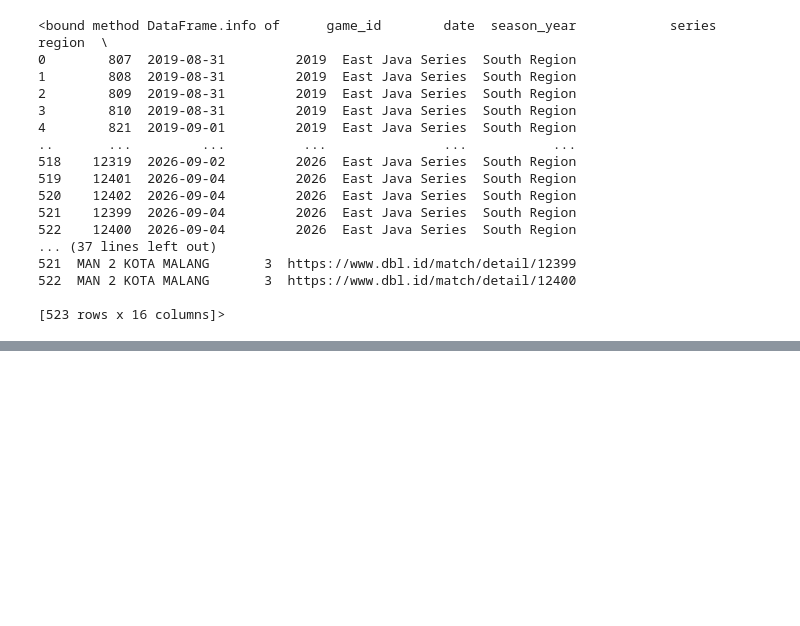
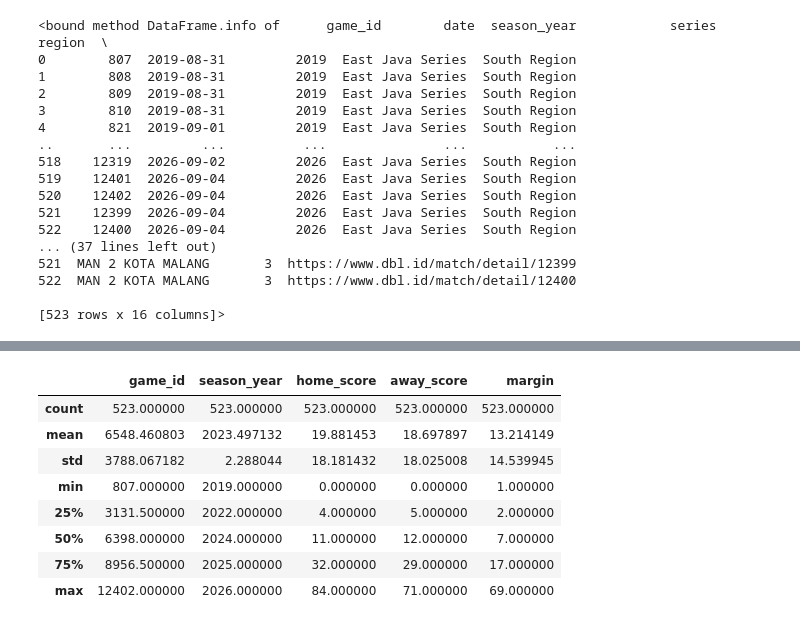
Before and after one commit to RAFAELSFIX10SMBR/datascience-portofolio, a Jupyter notebook: DBL_Predictor.ipynb, the cells around one changed output, grey strips where cells are left out. Drawn from its saved outputs; the diff is of its cells as text; code cells hidden in the pictures; blank space fills up the shorter version.

```diff
--- a/DBL_Predictor.ipynb
+++ b/DBL_Predictor.ipynb
@@ -39,3 +56,15 @@ df.tail()
 | 520 | 12402 | 2026-09-04 | 2026 | East Java Series | South Region | Boys | Final | GOR Ken Arok Malang | 17:30 | MAN 2 KOTA MALANG | ... |
 | 521 | 12399 | 2026-09-04 | 2026 | East Java Series | South Region | Boys | Final | GOR Ken Arok Malang | 17:30 | MAN 2 KOTA MALANG | ... |
 | 522 | 12400 | 2026-09-04 | 2026 | East Java Series | South Region | Boys | Final | GOR Ken Arok Malang | 17:30 | MAN 2 KOTA MALANG | ... |
+# %%
+df.describe()
+# %% [output]
+|  | game_id | season_year | home_score | away_score | margin |
+| count | 523.000000 | 523.000000 | 523.000000 | 523.000000 | 523.000000 |
+| mean | 6548.460803 | 2023.497132 | 19.881453 | 18.697897 | 13.214149 |
+| std | 3788.067182 | 2.288044 | 18.181432 | 18.025008 | 14.539945 |
+| min | 807.000000 | 2019.000000 | 0.000000 | 0.000000 | 1.000000 |
+| 25% | 3131.500000 | 2022.000000 | 4.000000 | 5.000000 | 2.000000 |
+| 50% | 6398.000000 | 2024.000000 | 11.000000 | 12.000000 | 7.000000 |
+| 75% | 8956.500000 | 2025.000000 | 32.000000 | 29.000000 | 17.000000 |
+| max | 12402.000000 | 2026.000000 | 84.000000 | 71.000000 | 69.000000 |
```
Also changed, not shown: parts of 6 cells of this notebook.
